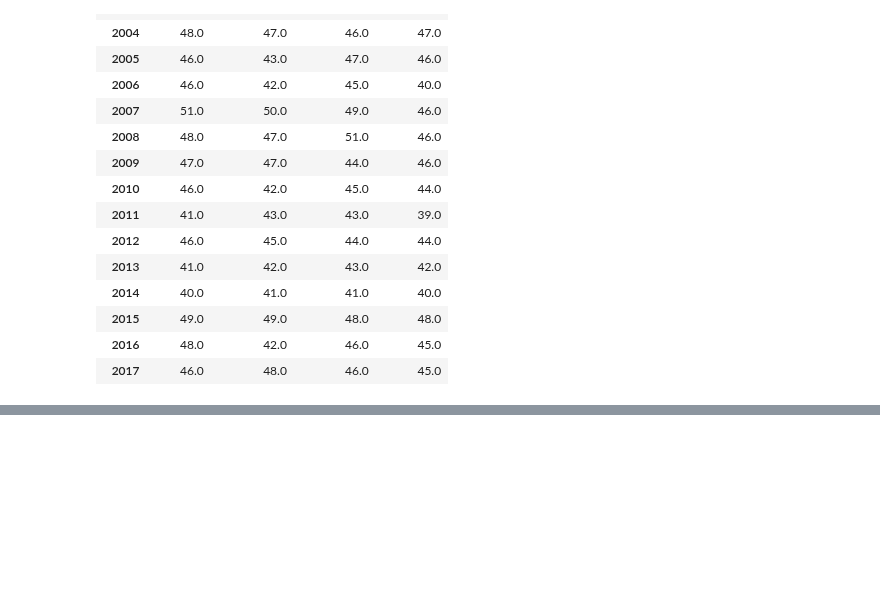
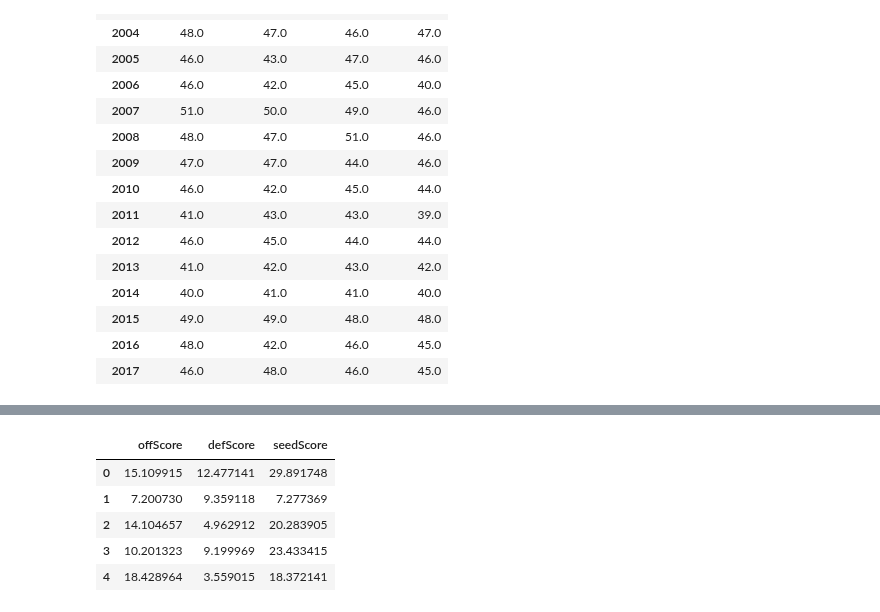
Before and after one commit to dlernz/march_madness, a Jupyter notebook: Predicting March Madness Games using Random Forests.ipynb, the cells around one changed output, grey strips where cells are left out. Saved outputs shown, nothing was run; the diff lists cells and outputs as text; code cells hidden in the pictures; blank space fills up the shorter version.

```diff
--- a/Predicting March Madness Games using Random Forests.ipynb
+++ b/Predicting March Madness Games using Random Forests.ipynb
@@ -964 +990,12 @@ new = matchDF.groupby('season')["predicted", "seedBaseline", "pomBaseline", "rpi
+# %%
+cols = ["teamId", "oEff", "POS", "3PP", "3P%", "FG%", "FTA", "FT%", "OR", "TO", "offScore", "dEff", "DR", "TOF", "PF", "defScore", "Seed", "POM", "RPI", "seedScore", "TOT"]
+df = pd.DataFrame(teamScoreInfo, columns = cols)
+df[["offScore", "defScore", "seedScore"]].head()
+# %% [output]
+|  | offScore | defScore | seedScore |
+| 0 | 15.109915 | 12.477141 | 29.891748 |
+| 1 | 7.200730 | 9.359118 | 7.277369 |
+| 2 | 14.104657 | 4.962912 | 20.283905 |
+| 3 | 10.201323 | 9.199969 | 23.433415 |
+| 4 | 18.428964 | 3.559015 | 18.372141 |
 # %%
```
Also changed, not shown: parts of 12 cells of this notebook.
